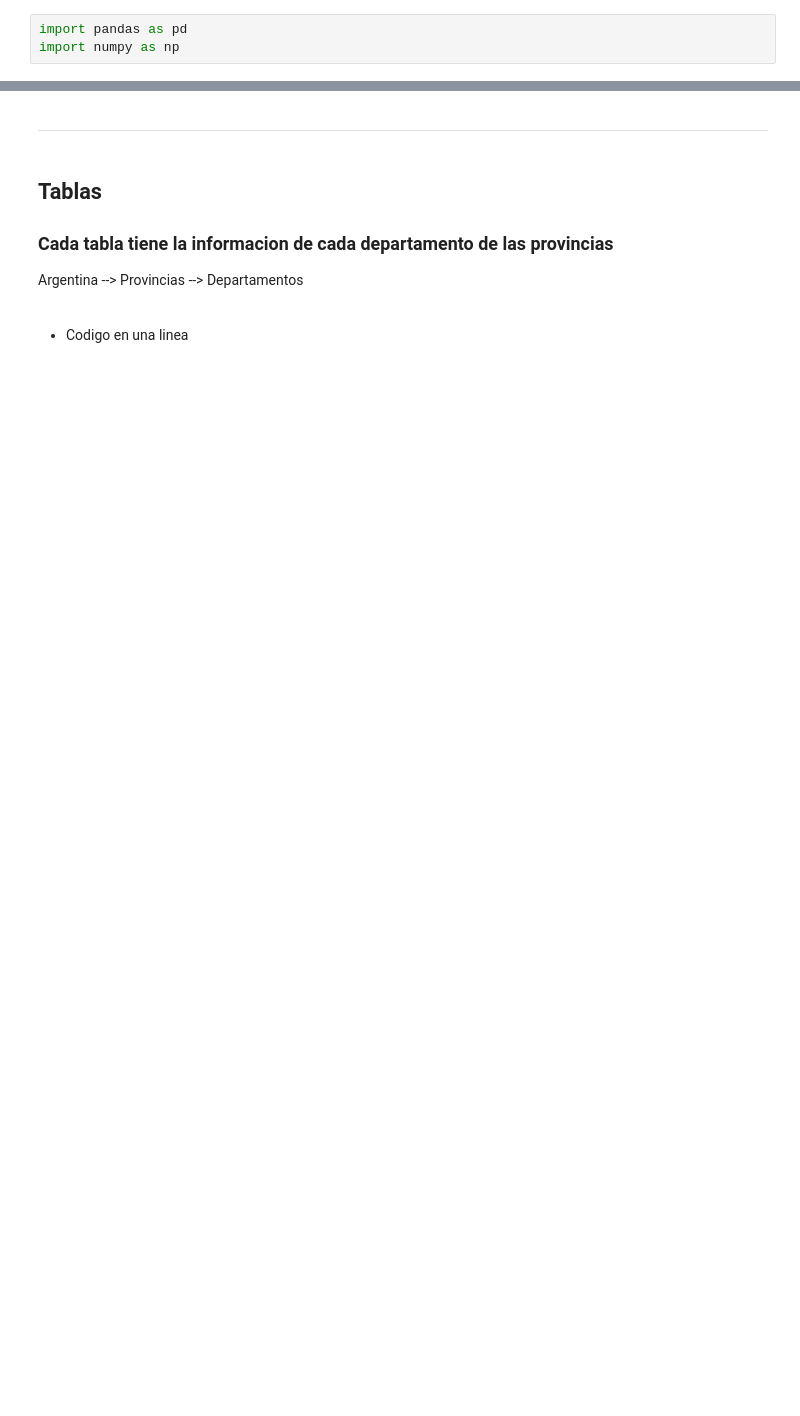
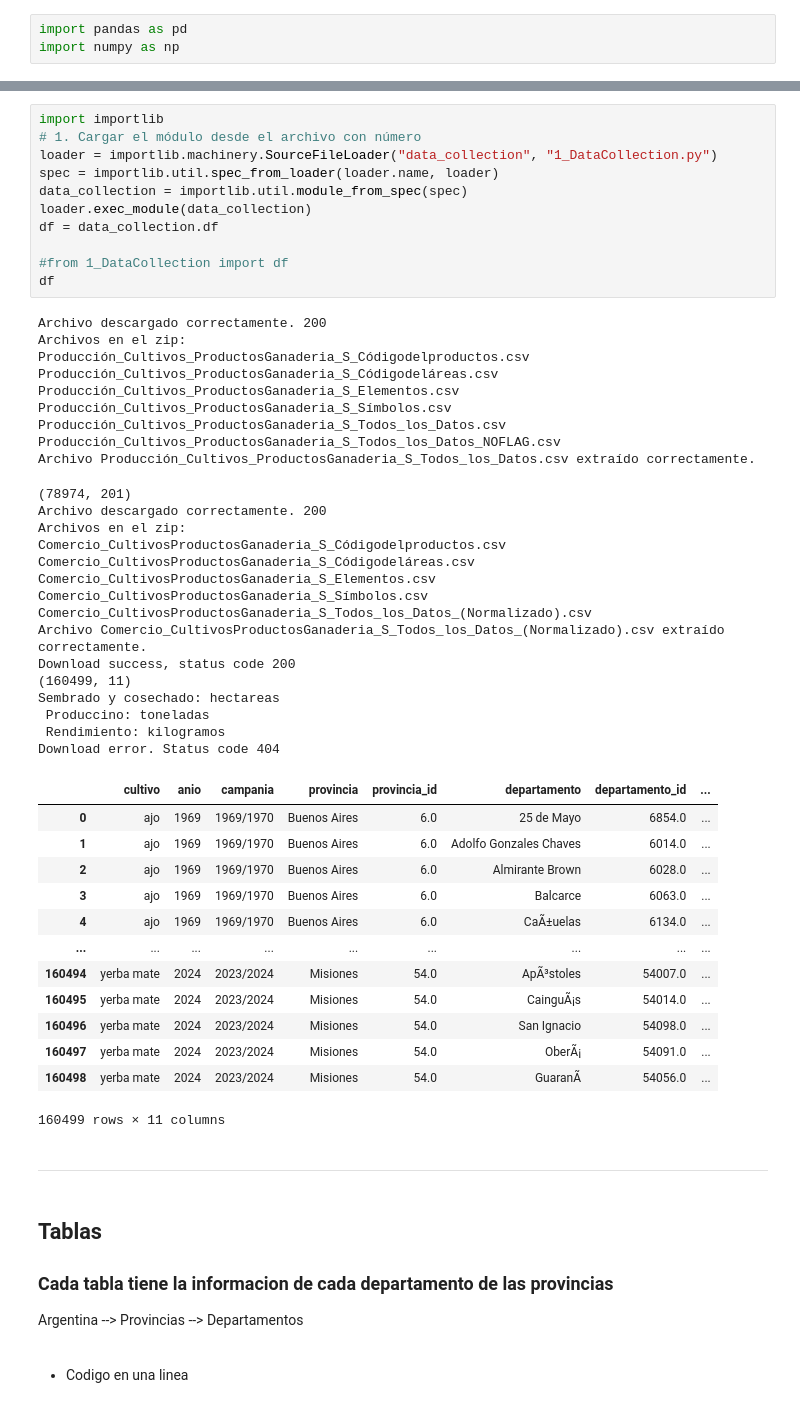
Before and after one commit to matublaq/CampoProject, a Jupyter notebook: Back/FilesPython/2_DataProcess.ipynb, the cells around one changed output, grey strips where cells are left out. Saved outputs shown, nothing was run; the diff lists cells and outputs as text; blank space fills up the shorter version.

```diff
--- a/Back/FilesPython/2_DataProcess.ipynb
+++ b/Back/FilesPython/2_DataProcess.ipynb
@@ -26,3 +4,52 @@ Download success. Status conde 200
+# %%
+import importlib
+# 1. Cargar el módulo desde el archivo con número
+loader = importlib.machinery.SourceFileLoader("data_collection", "1_DataCollection.py")
+spec = importlib.util.spec_from_loader(loader.name, loader)
+data_collection = importlib.util.module_from_spec(spec)
+loader.exec_module(data_collection)
+df = data_collection.df
+
+#from 1_DataCollection import df
+df
+# %% [output]
+Archivo descargado correctamente. 200
+Archivos en el zip:
+Producción_Cultivos_ProductosGanaderia_S_Códigodelproductos.csv
+Producción_Cultivos_ProductosGanaderia_S_Códigodeláreas.csv
+Producción_Cultivos_ProductosGanaderia_S_Elementos.csv
+Producción_Cultivos_ProductosGanaderia_S_Símbolos.csv
+Producción_Cultivos_ProductosGanaderia_S_Todos_los_Datos.csv
+Producción_Cultivos_ProductosGanaderia_S_Todos_los_Datos_NOFLAG.csv
+Archivo Producción_Cultivos_ProductosGanaderia_S_Todos_los_Datos.csv extraído correctamente.
+(78974, 201)
+Archivo descargado correctamente. 200
+Archivos en el zip:
+Comercio_CultivosProductosGanaderia_S_Códigodelproductos.csv
+Comercio_CultivosProductosGanaderia_S_Códigodeláreas.csv
+Comercio_CultivosProductosGanaderia_S_Elementos.csv
+Comercio_CultivosProductosGanaderia_S_Símbolos.csv
+Comercio_CultivosProductosGanaderia_S_Todos_los_Datos_(Normalizado).csv
+Archivo Comercio_CultivosProductosGanaderia_S_Todos_los_Datos_(Normalizado).csv extraído correctamente.
+Download success, status code 200
+(160499, 11)
+Sembrado y cosechado: hectareas
+ Produccino: toneladas
+ Rendimiento: kilogramos
+Download error. Status code 404
+|  | cultivo | anio | campania | provincia | provincia_id | departamento | departamento_id | ... |
+| 0 | ajo | 1969 | 1969/1970 | Buenos Aires | 6.0 | 25 de Mayo | 6854.0 | ... |
+| 1 | ajo | 1969 | 1969/1970 | Buenos Aires | 6.0 | Adolfo Gonzales Chaves | 6014.0 | ... |
+| 2 | ajo | 1969 | 1969/1970 | Buenos Aires | 6.0 | Almirante Brown | 6028.0 | ... |
+| 3 | ajo | 1969 | 1969/1970 | Buenos Aires | 6.0 | Balcarce | 6063.0 | ... |
+| 4 | ajo | 1969 | 1969/1970 | Buenos Aires | 6.0 | CaÃ±uelas | 6134.0 | ... |
+| ... | ... | ... | ... | ... | ... | ... | ... | ... |
+| 160494 | yerba mate | 2024 | 2023/2024 | Misiones | 54.0 | ApÃ³stoles | 54007.0 | ... |
+| 160495 | yerba mate | 2024 | 2023/2024 | Misiones | 54.0 | CainguÃ¡s | 54014.0 | ... |
+| 160496 | yerba mate | 2024 | 2023/2024 | Misiones | 54.0 | San Ignacio | 54098.0 | ... |
+| 160497 | yerba mate | 2024 | 2023/2024 | Misiones | 54.0 | OberÃ¡ | 54091.0 | ... |
+| 160498 | yerba mate | 2024 | 2023/2024 | Misiones | 54.0 | GuaranÃ­ | 54056.0 | ... |
+160499 rows × 11 columns
 # %% [markdown]
 ---
 # %% [markdown]
```
Also changed, not shown: parts of 5 cells of this notebook, 7 other files.
